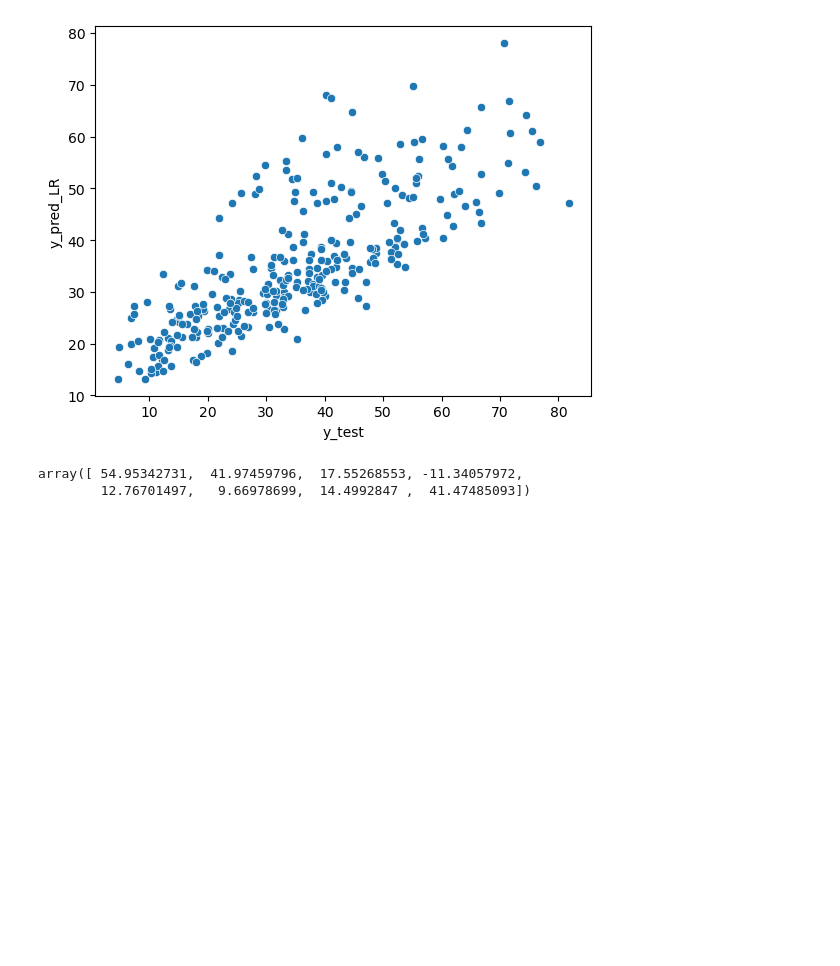
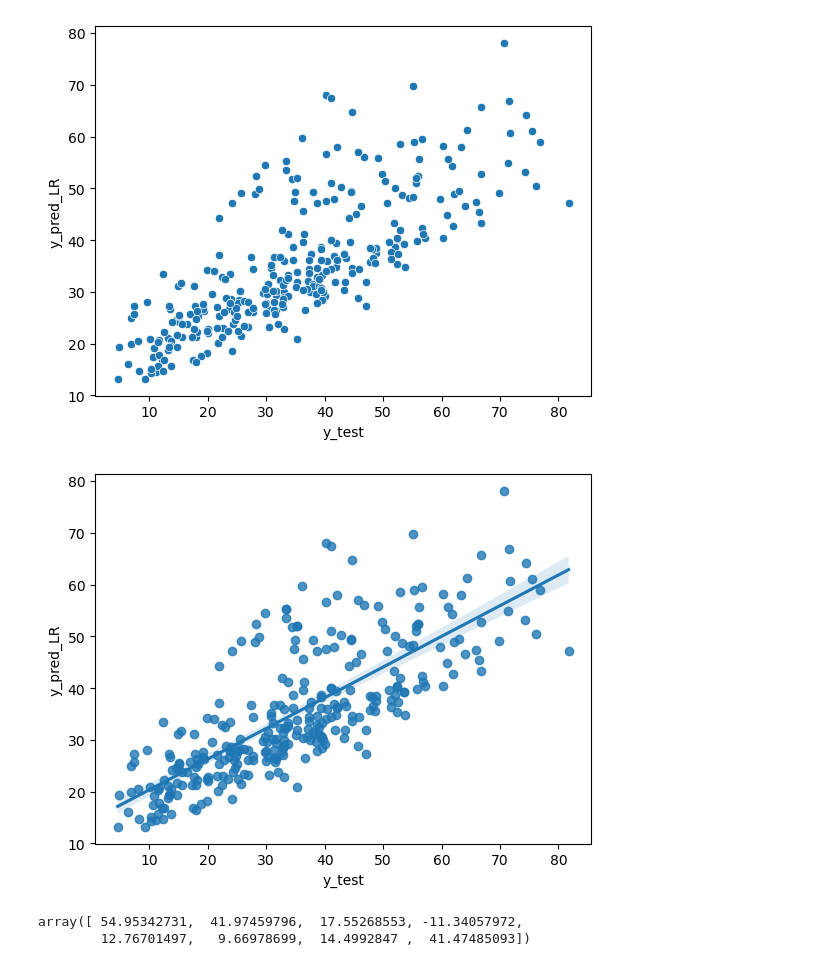
Before and after one commit to varunr1909/CementPrediction_Model, a Jupyter notebook: Model.ipynb, the cells around one changed output. Saved outputs shown, nothing was run; the diff lists cells and outputs as text; code cells hidden in the pictures; blank space fills up the shorter version.

```diff
--- a/Model.ipynb
+++ b/Model.ipynb
@@ -238,6 +238,13 @@ plt.ylabel('y_pred_LR')
 # %% [output]
 Text(0, 0.5, 'y_pred_LR')
 [figure]
+# %%
+sns.regplot(x = y_test ,y = y_pred_LR)
+plt.xlabel('y_test')
+plt.ylabel('y_pred_LR')
+plt.show()
+# %% [output]
+[figure, added]
 # %%
 LR.coef_
 # %% [output]
```
Also changed, not shown: parts of 10 cells of this notebook.
